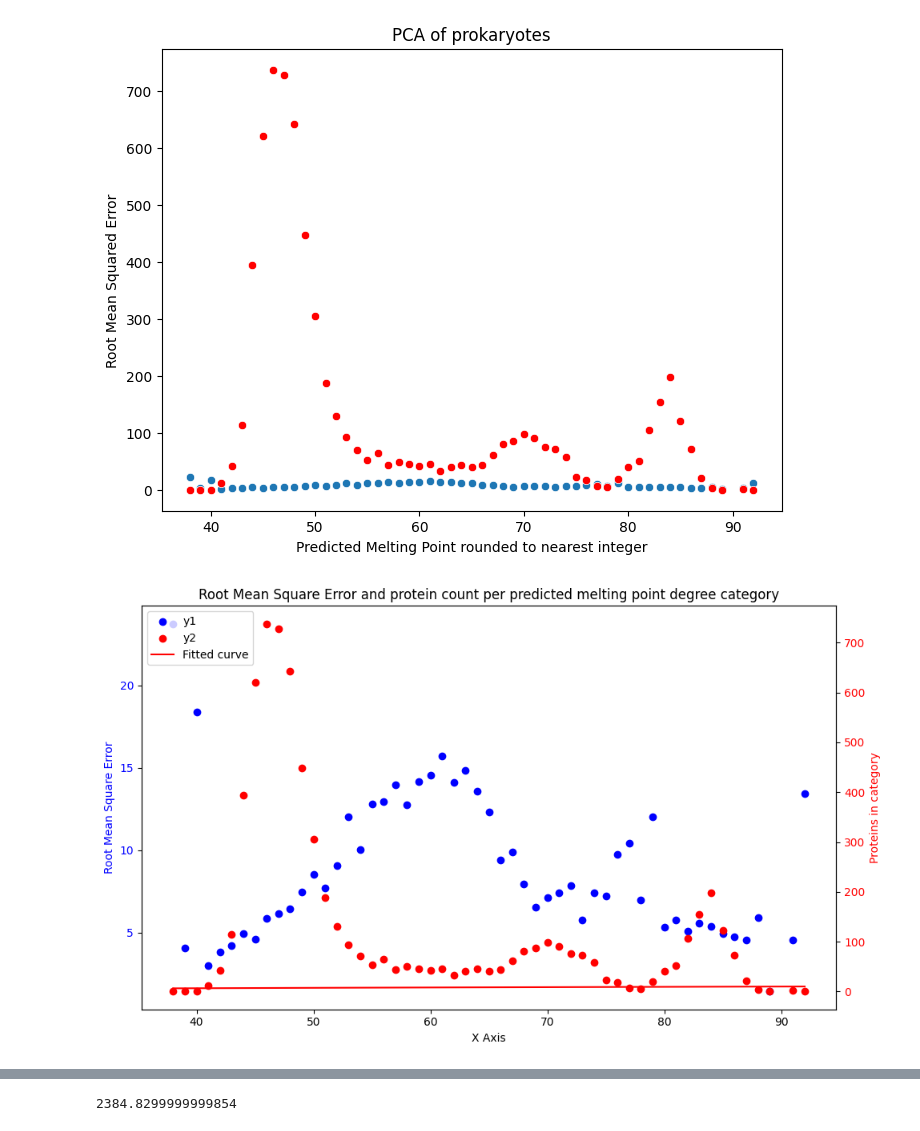
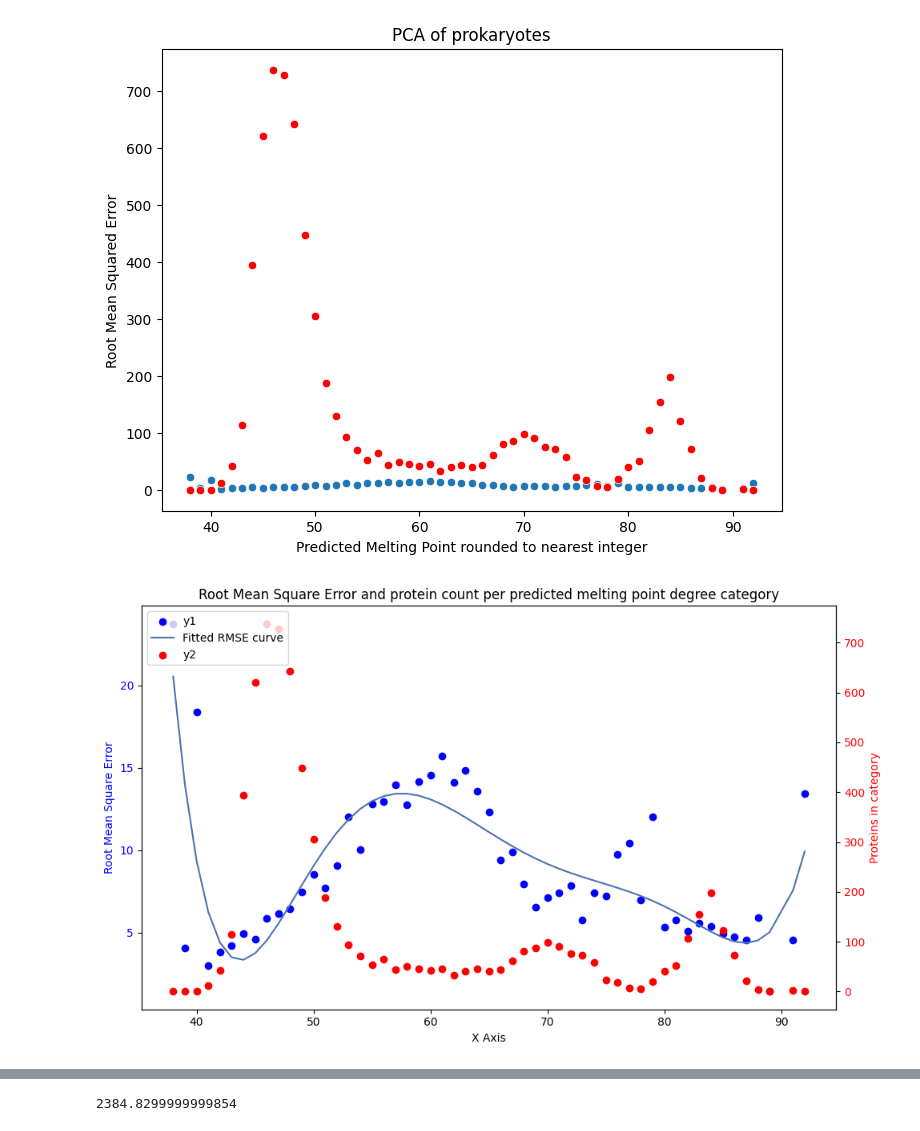
Before and after one commit to datascience-mobi-2024/topic04_02, a Jupyter notebook: regressionerror.ipynb, the cells around one changed output, grey strips where cells are left out. Cells and saved outputs as stored; diff of their text form; code cells hidden in the pictures.

```diff
--- a/regressionerror.ipynb
+++ b/regressionerror.ipynb
@@ -27,6 +27,8 @@ prokaryotes = prokaryotes.fillna(0)
 prokaryotes = prokaryotes.reset_index(drop=True)
 meltPoints = prokaryotes['meltPoint']
 prokaryotes = prokaryotes.drop('meltPoint', axis=1)
+# %%
+palette = sns.color_palette('deep')
 # %%
 model = joblib.load('./data/gbr_model1.joblib')
 pca = joblib.load('./data/pca1.joblib')
@@ -84,32 +86,33 @@ plt.show()
 [figure]
 # %%
 from scipy.optimize import curve_fit
-def model_func(x, a,b,c,d,e,f,g):
+def model_func2(x, a,b,c,d,e,f,g):
     return a*x**6 + b*x**5 + c*x**4 + d*x**3 + e*x**2 + f*x + g
-
+popt2, pcov2 = curve_fit(model_func2, grouped_rmse.index, grouped_rmse['RMSE'])
+y_fit2 = model_func2(grouped_rmse.index, *popt2)
 
 fig, ax1 = plt.subplots(figsize=(10, 6))
 # Scatter plot for y1
 ax1.scatter(data =grouped_rmse, x = grouped_rmse.index, y = 'RMSE', color='blue', label='y1')
 ax1.set_xlabel('X Axis')
 ax1.set_ylabel('Root Mean Square Error', color='blue')
 ax1.tick_params(axis='y', labelcolor='blue')
+plt.plot(grouped_rmse.index, y_fit2, color=palette[0], label='Fitted RMSE curve')
 
 # Create a second y-axis sharing the same x-axis
 ax2 = ax1.twinx()
 ax2.scatter(data =grouped_rmse, x = grouped_rmse.index, y = 'Count', color='red', label='y2')
 ax2.set_ylabel('Proteins in category', color='red')
 ax2.tick_params(axis='y', labelcolor='red')
 
 # Add titles and legends
-plt.plot(grouped_rmse.index, y_pred, color='red', label='Fitted curve')
 plt.title('Root Mean Square Error and protein count per predicted melting point degree category')
 fig.tight_layout()
 fig.legend(loc="upper left", bbox_to_anchor=(0,1), bbox_transform=ax1.transAxes)
 
 plt.show()
 # %% [output]
-[figure, old version]
+[figure, new version]
 # %%
 grouped_rmse.to_excel('./data/grouped_rmse.xlsx',index = False)
 # %%
```
Also changed, not shown: parts of 4 cells of this notebook, 3 other files.
